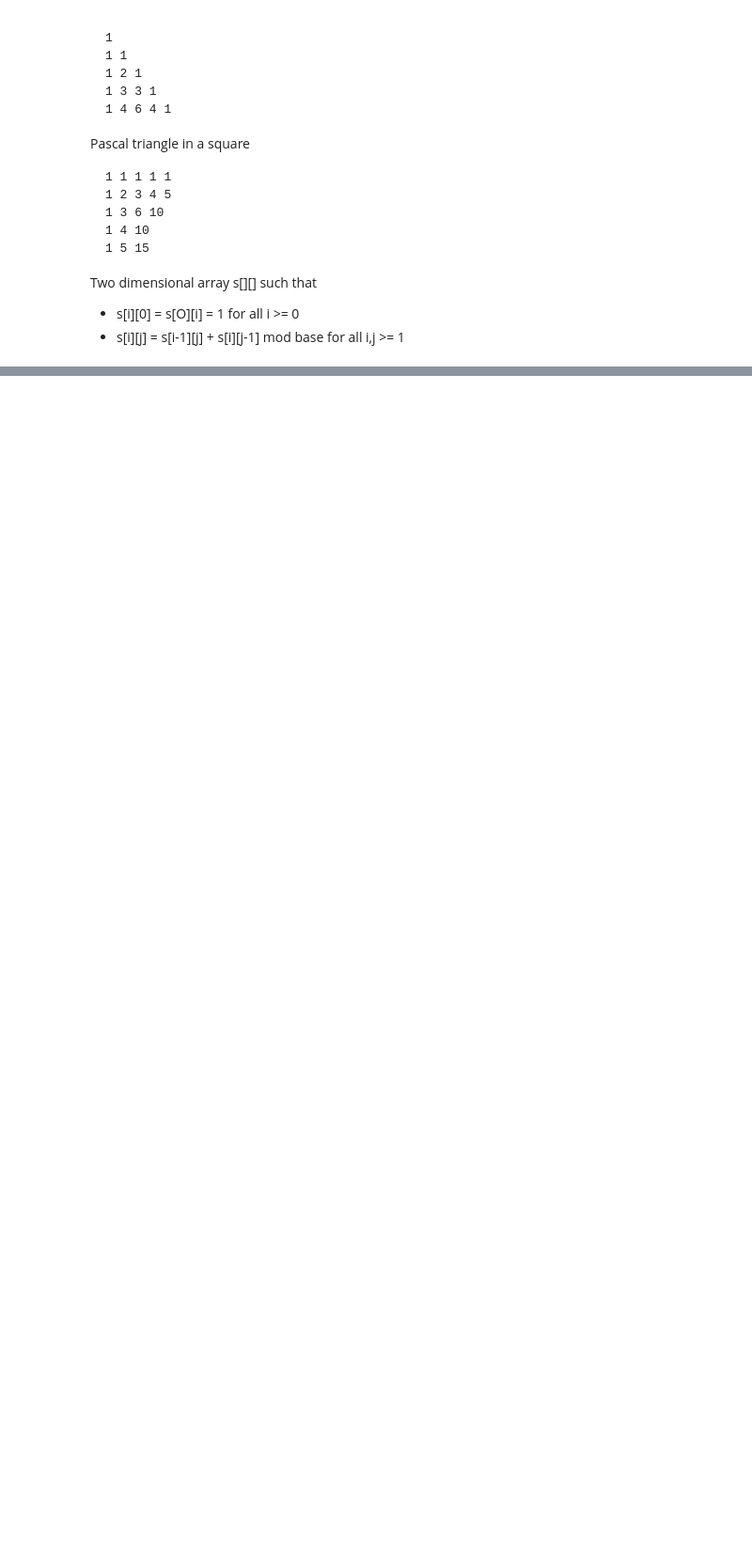
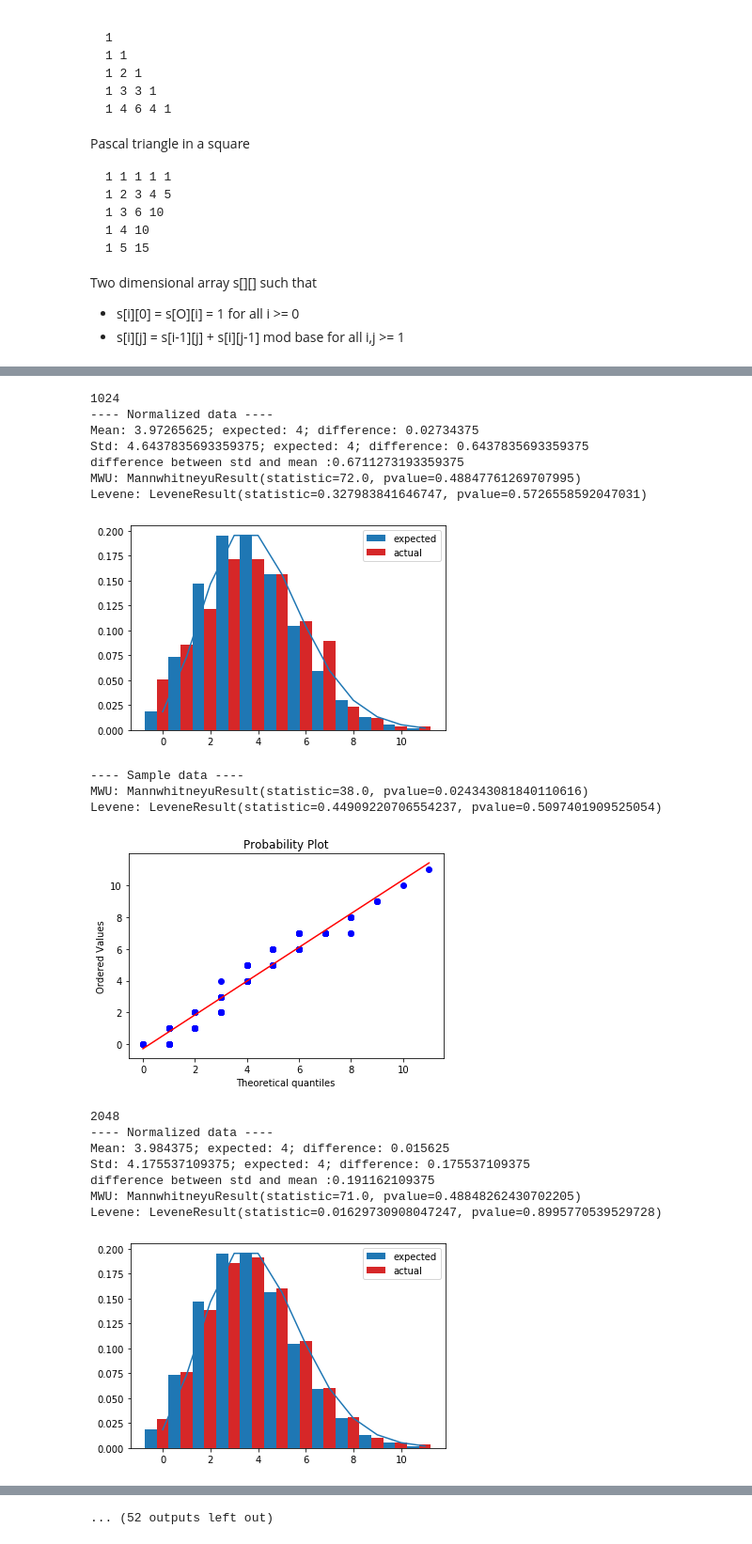
Before and after one commit to lucasputer/supernormal, a Jupyter notebook: Levin.ipynb, the cells around one changed output, grey strips where cells are left out. Shown at 94% size. Drawn from its saved outputs; the diff is of its cells as text; code cells hidden in the pictures; blank space fills up the shorter version.

```diff
--- a/Levin.ipynb
+++ b/Levin.ipynb
@@ -191,4 +325,29 @@ def analize_result(occs,l=1,plot=True):
 # %%
-lamb = [i+1 for i in range(10,20)]
-N = 2**20
-occurrences = get_amounts_for_first(N,lamb=lamb)
+Ns2 = [2**i for i in range(10,26)]
+occs2 = get_amounts_for_ns(Ns2,lamb=4)
+# %%
+for N in Ns2:
+    print(N)
+    analize_result(occs2[N],N,plot=True,l=4)
+    analize_result_2(occs2[N],plot=True,l=4)
+# %% [output]
+1024
+---- Normalized data ----
+Mean: 3.97265625; expected: 4; difference: 0.02734375
+Std: 4.6437835693359375; expected: 4; difference: 0.6437835693359375
+difference between std and mean :0.6711273193359375
+MWU: MannwhitneyuResult(statistic=72.0, pvalue=0.48847761269707995)
+Levene: LeveneResult(statistic=0.327983841646747, pvalue=0.5726558592047031)
+[figure, added]
+---- Sample data ----
+MWU: MannwhitneyuResult(statistic=38.0, pvalue=0.024343081840110616)
+Levene: LeveneResult(statistic=0.44909220706554237, pvalue=0.5097401909525054)
+[figure, added]
+2048
+---- Normalized data ----
+Mean: 3.984375; expected: 4; difference: 0.015625
+Std: 4.175537109375; expected: 4; difference: 0.175537109375
+difference between std and mean :0.191162109375
+MWU: MannwhitneyuResult(statistic=71.0, pvalue=0.48848262430702205)
+Levene: LeveneResult(statistic=0.01629730908047247, pvalue=0.8995770539529728)
+[figure, added]
@@ -194,0 +370 @@ occurrences = get_amounts_for_first(N,lamb=lamb)
+... (52 outputs left out)
```
Also changed, not shown: parts of 22 cells of this notebook.
